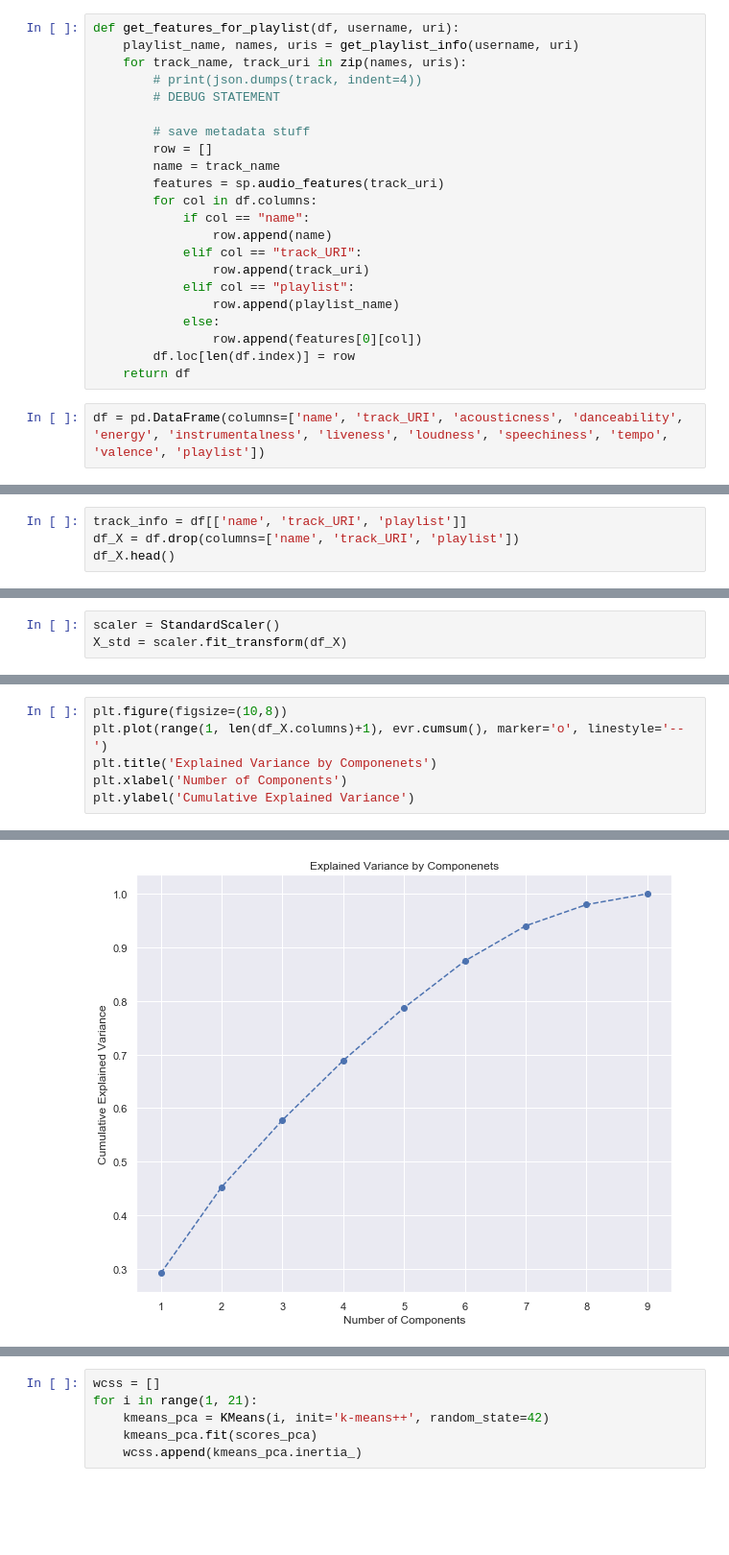
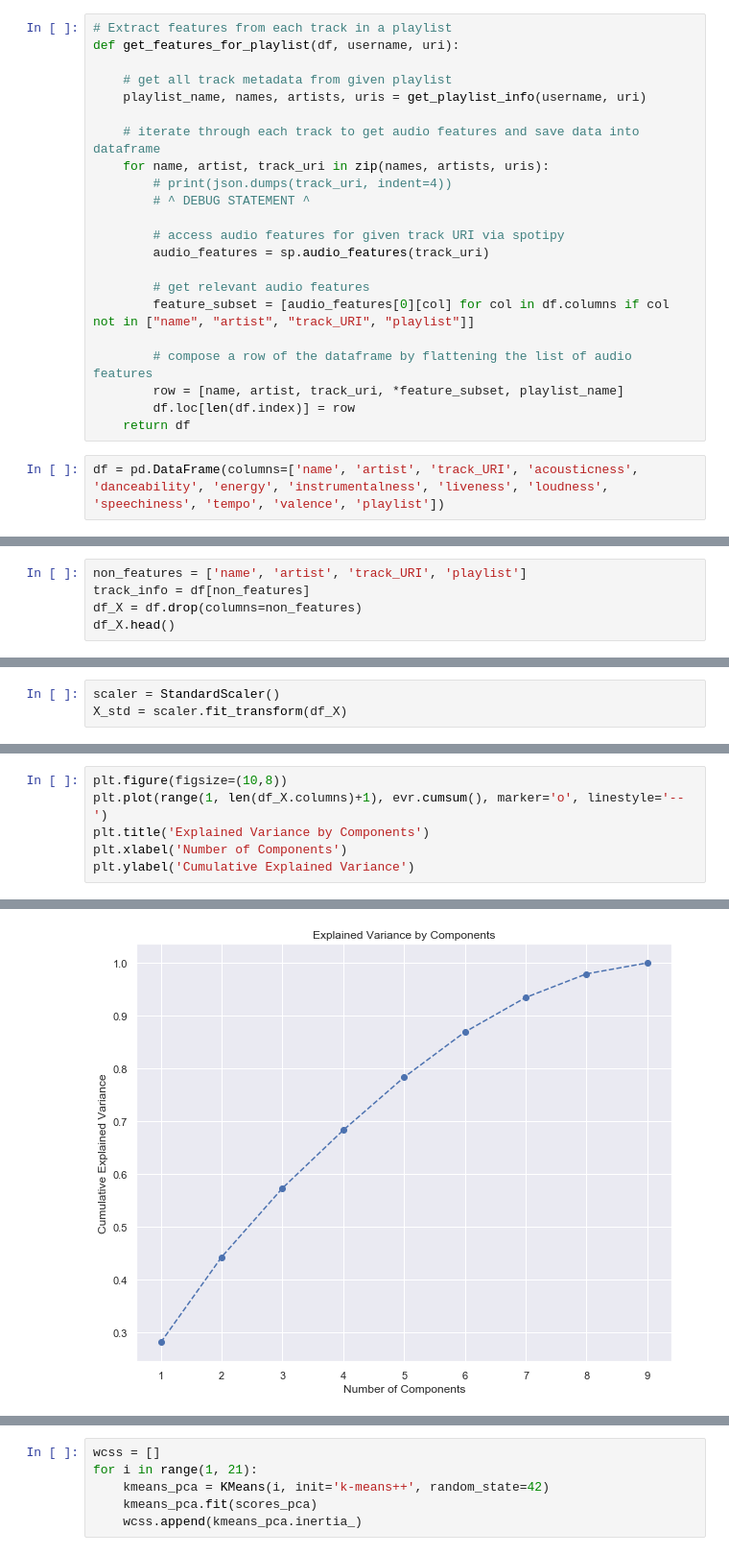
Before and after one commit to sejaldua/music-clustering, a Jupyter notebook: notebook.ipynb, the cells around one changed output, grey strips where cells are left out. Shown: that part at 96% size. Drawn from its saved outputs; the diff is of its cells as text; blank space fills up the shorter version.

```diff
--- a/notebook.ipynb
+++ b/notebook.ipynb
@@ -48,27 +57,27 @@ def get_playlist_info(username, playlist_uri):
 # %%
+# Extract features from each track in a playlist
 def get_features_for_playlist(df, username, uri):
-    playlist_name, names, uris = get_playlist_info(username, uri)
-    for track_name, track_uri in zip(names, uris):
-        # print(json.dumps(track, indent=4))
-        # DEBUG STATEMENT
 
-        # save metadata stuff
-        row = []
-        name = track_name
-        features = sp.audio_features(track_uri)
-        for col in df.columns:
-            if col == "name":
-                row.append(name)
-            elif col == "track_URI":
-                row.append(track_uri)
-            elif col == "playlist":
-                row.append(playlist_name)
-            else:
-                row.append(features[0][col])
+    # get all track metadata from given playlist
+    playlist_name, names, artists, uris = get_playlist_info(username, uri)
+
+    # iterate through each track to get audio features and save data into dataframe
+    for name, artist, track_uri in zip(names, artists, uris):
+        # print(json.dumps(track_uri, indent=4))
+        # ^ DEBUG STATEMENT ^
+
+        # access audio features for given track URI via spotipy
+        audio_features = sp.audio_features(track_uri)
+
+        # get relevant audio features
+        feature_subset = [audio_features[0][col] for col in df.columns if col not in ["name", "artist", "track_URI", "playlist"]]
+
+        # compose a row of the dataframe by flattening the list of audio features
+        row = [name, artist, track_uri, *feature_subset, playlist_name]
         df.loc[len(df.index)] = row
     return df
 # %%
-df = pd.DataFrame(columns=['name', 'track_URI', 'acousticness', 'danceability', 'energy', 'instrumentalness', 'liveness', 'loudness', 'speechiness', 'tempo', 'valence', 'playlist'])
+df = pd.DataFrame(columns=['name', 'artist', 'track_URI', 'acousticness', 'danceability', 'energy', 'instrumentalness', 'liveness', 'loudness', 'speechiness', 'tempo', 'valence', 'playlist'])
 # %%
 df = get_features_for_playlist(df, user_config['username'], 'spotify:playlist:3VZCYCHOtahASqlkxE8vJx')
 df
@@ -89,6 +98,7 @@ df
 # %%
-track_info = df[['name', 'track_URI', 'playlist']]
-df_X = df.drop(columns=['name', 'track_URI', 'playlist'])
+non_features = ['name', 'artist', 'track_URI', 'playlist']
+track_info = df[non_features]
+df_X = df.drop(columns=non_features)
 df_X.head()
 # %% [output]
 |  | acousticness | danceability | energy | instrumentalness | liveness | loudness | speechiness | tempo | ... |
@@ -116,7 +126,7 @@ array([0.29193951, 0.16089537, 0.12490188, 0.11111739, 0.09848244,
 # %%
 plt.figure(figsize=(10,8))
 plt.plot(range(1, len(df_X.columns)+1), evr.cumsum(), marker='o', linestyle='--')
-plt.title('Explained Variance by Componenets')
+plt.title('Explained Variance by Components')
 plt.xlabel('Number of Components')
 plt.ylabel('Cumulative Explained Variance')
 # %% [output]
@@ -124 +134 @@ Text(0, 0.5, &#39;Cumulative Explained Variance&#39;)
-[figure, old version]
+[figure, new version]
```
Also changed, not shown: parts of 20 cells of this notebook, 1 other file.
